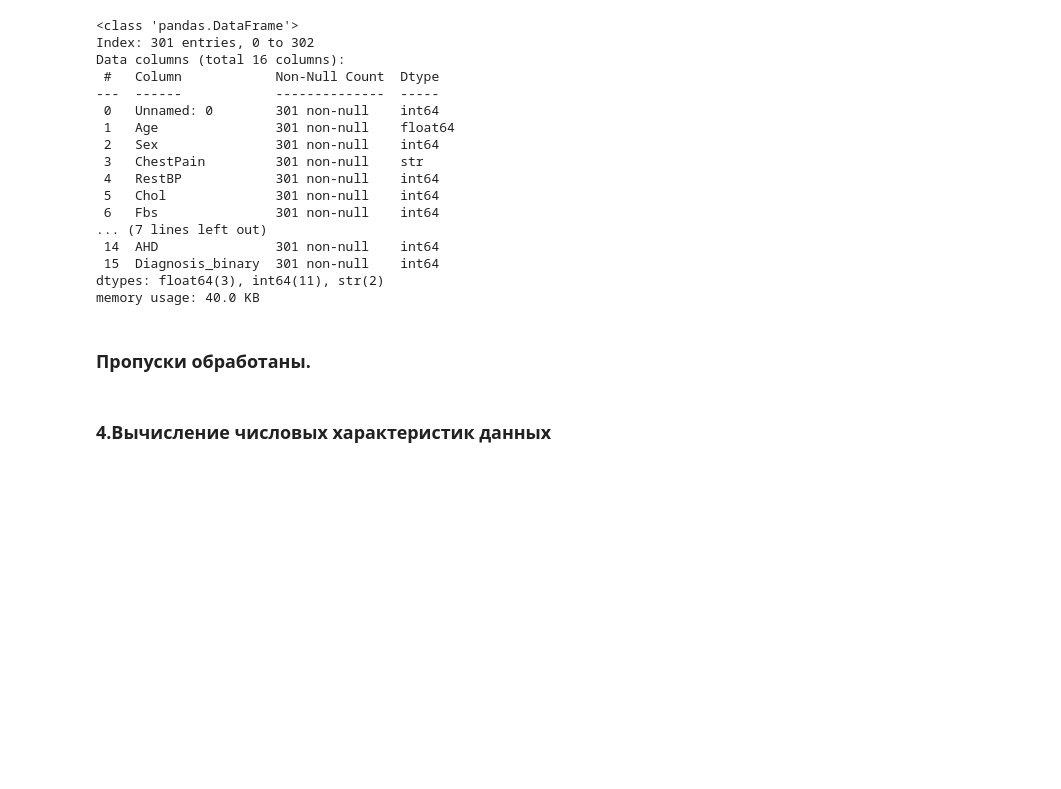
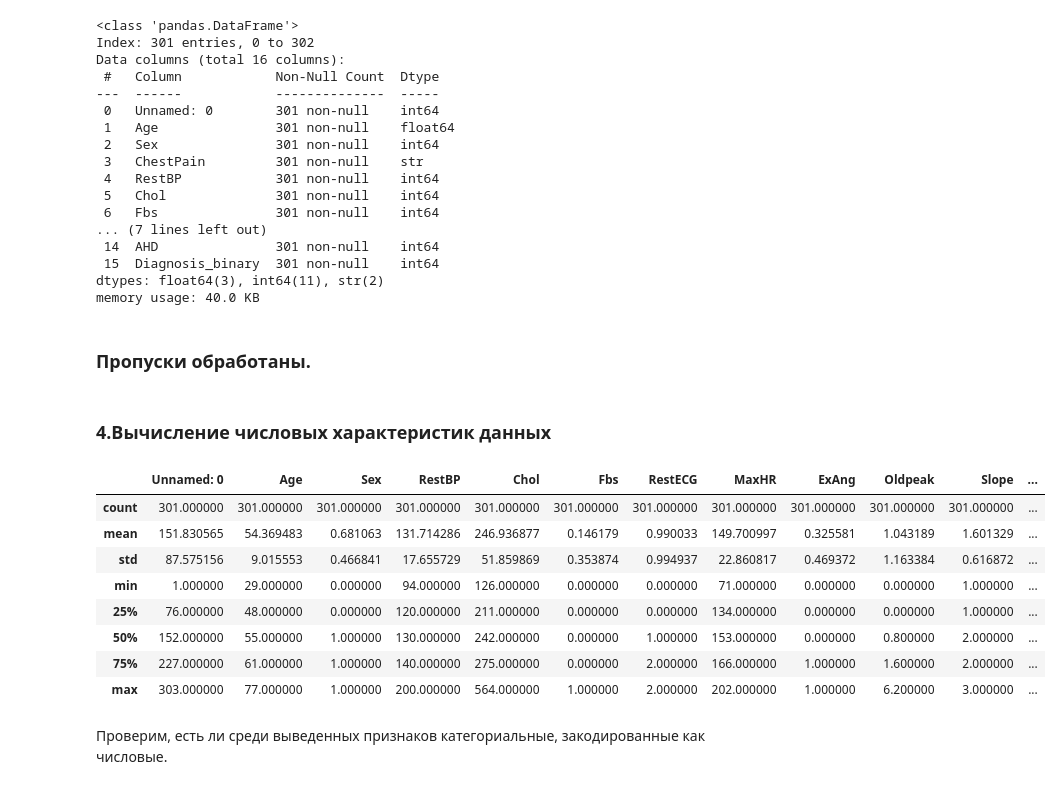
Before and after one commit to KATTSS/ml_course_bsu, a Jupyter notebook: hw02_eda/hw02_eda.ipynb, the cells around one changed output. Saved outputs shown, nothing was run; the diff lists cells and outputs as text; code cells hidden in the pictures; blank space fills up the shorter version.

```diff
--- a/hw02_eda/hw02_eda.ipynb
+++ b/hw02_eda/hw02_eda.ipynb
@@ -242,3 +242,17 @@ memory usage: 40.0 KB
 ### Пропуски обработаны.
 # %% [markdown]
 ### 4.Вычисление числовых характеристик данных
+# %%
+df.describe()
+# %% [output]
+|  | Unnamed: 0 | Age | Sex | RestBP | Chol | Fbs | RestECG | MaxHR | ExAng | Oldpeak | Slope | ... |
+| count | 301.000000 | 301.000000 | 301.000000 | 301.000000 | 301.000000 | 301.000000 | 301.000000 | 301.000000 | 301.000000 | 301.000000 | 301.000000 | ... |
+| mean | 151.830565 | 54.369483 | 0.681063 | 131.714286 | 246.936877 | 0.146179 | 0.990033 | 149.700997 | 0.325581 | 1.043189 | 1.601329 | ... |
+| std | 87.575156 | 9.015553 | 0.466841 | 17.655729 | 51.859869 | 0.353874 | 0.994937 | 22.860817 | 0.469372 | 1.163384 | 0.616872 | ... |
+| min | 1.000000 | 29.000000 | 0.000000 | 94.000000 | 126.000000 | 0.000000 | 0.000000 | 71.000000 | 0.000000 | 0.000000 | 1.000000 | ... |
+| 25% | 76.000000 | 48.000000 | 0.000000 | 120.000000 | 211.000000 | 0.000000 | 0.000000 | 134.000000 | 0.000000 | 0.000000 | 1.000000 | ... |
+| 50% | 152.000000 | 55.000000 | 1.000000 | 130.000000 | 242.000000 | 0.000000 | 1.000000 | 153.000000 | 0.000000 | 0.800000 | 2.000000 | ... |
+| 75% | 227.000000 | 61.000000 | 1.000000 | 140.000000 | 275.000000 | 0.000000 | 2.000000 | 166.000000 | 1.000000 | 1.600000 | 2.000000 | ... |
+| max | 303.000000 | 77.000000 | 1.000000 | 200.000000 | 564.000000 | 1.000000 | 2.000000 | 202.000000 | 1.000000 | 6.200000 | 3.000000 | ... |
+# %% [markdown]
+Проверим, есть ли среди выведенных признаков категориальные, закодированные как числовые.
```
Also changed, not shown: parts of 42 cells of this notebook.
